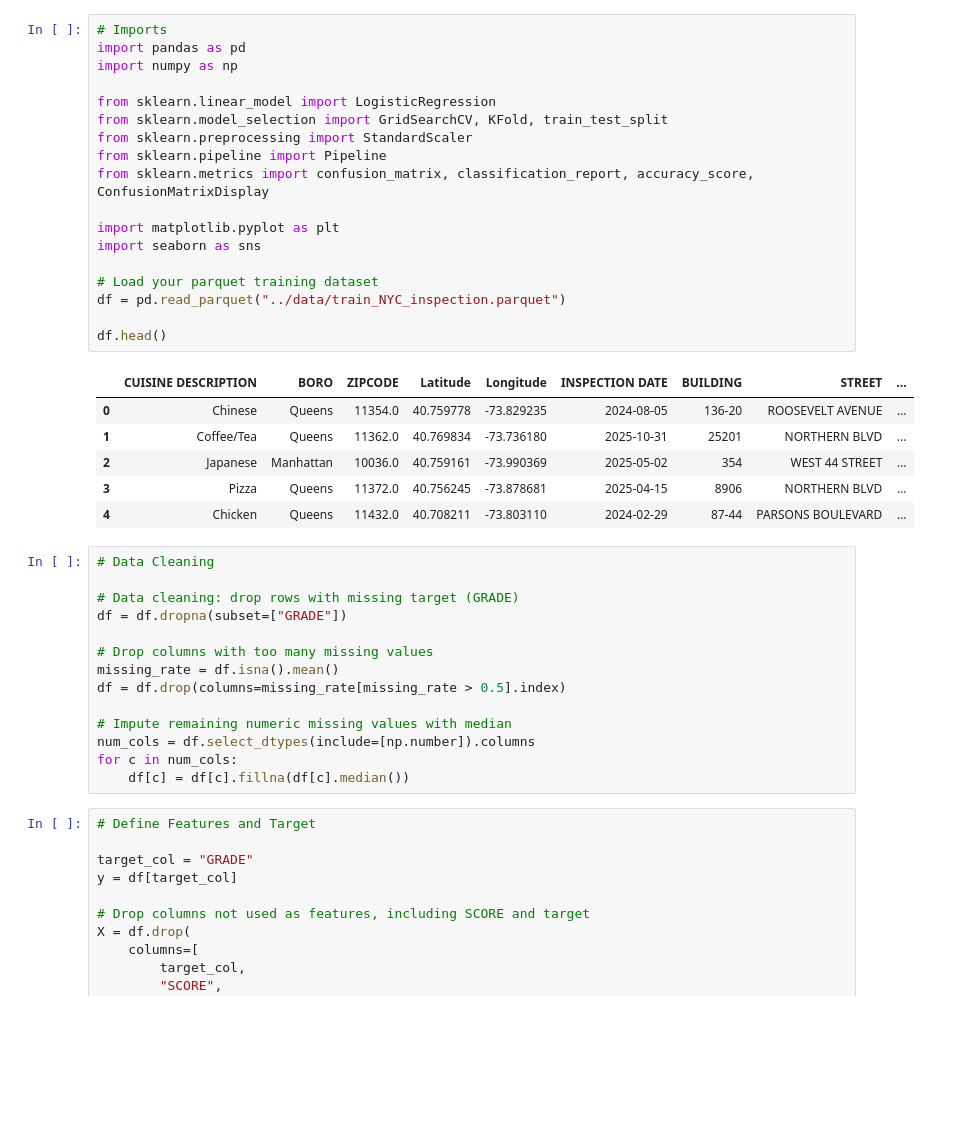
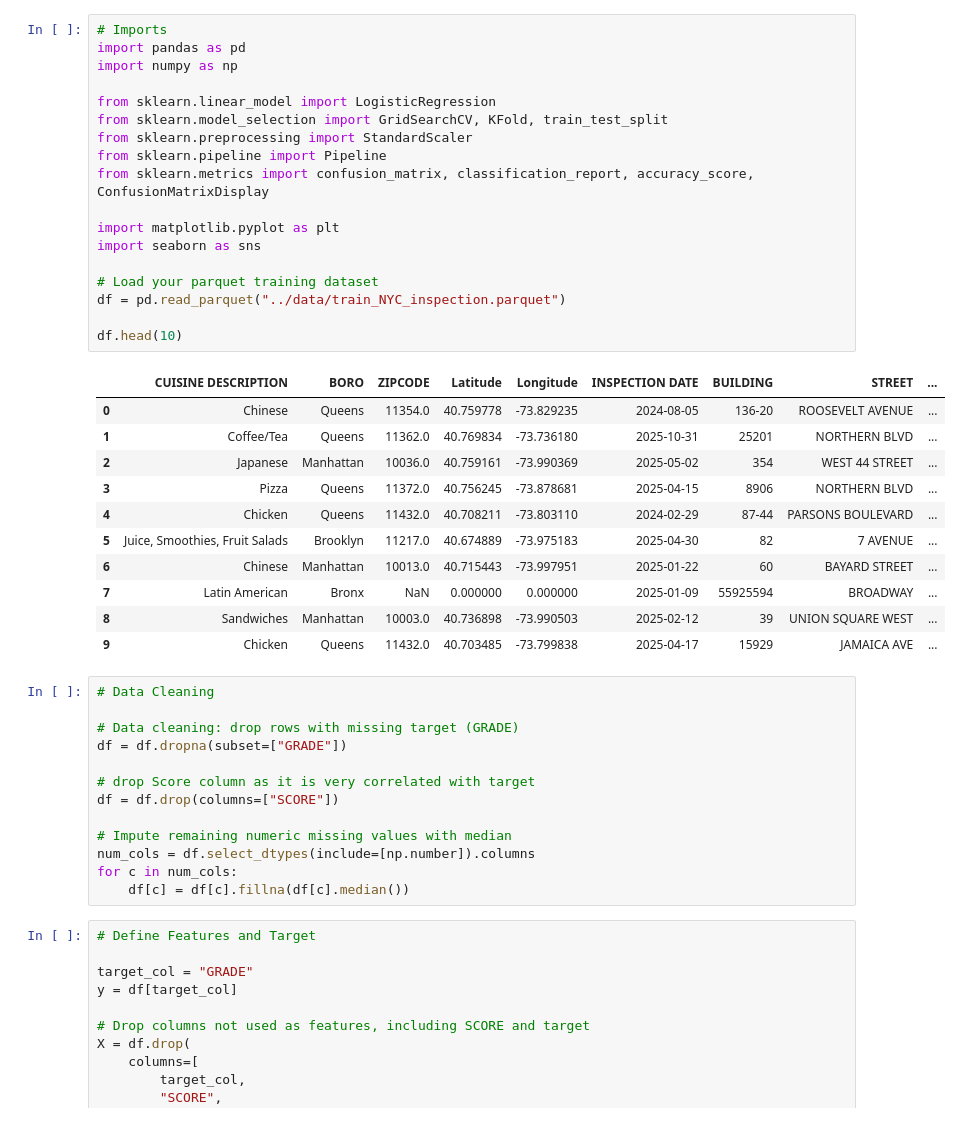
Before and after one commit to rameezrauf/ds_4022_final_project, a Jupyter notebook: notebooks/penalized_linear_model.ipynb, the cells around one changed output. Cells and saved outputs as stored; diff of their text form; blank space fills up the shorter version.

Commit message:
Fixed score issue in linear model notebook

```diff
--- a/notebooks/penalized_linear_model.ipynb
+++ b/notebooks/penalized_linear_model.ipynb
@@ -1,37 +1,41 @@
 # %%
 # Imports
 import pandas as pd
 import numpy as np
 
 from sklearn.linear_model import LogisticRegression
 from sklearn.model_selection import GridSearchCV, KFold, train_test_split
 from sklearn.preprocessing import StandardScaler
 from sklearn.pipeline import Pipeline
 from sklearn.metrics import confusion_matrix, classification_report, accuracy_score, ConfusionMatrixDisplay
 
 import matplotlib.pyplot as plt
 import seaborn as sns
 
 # Load your parquet training dataset
 df = pd.read_parquet("../data/train_NYC_inspection.parquet")
 
-df.head()
+df.head(10)
 # %% [output]
 |  | CUISINE DESCRIPTION | BORO | ZIPCODE | Latitude | Longitude | INSPECTION DATE | BUILDING | STREET | ... |
 | 0 | Chinese | Queens | 11354.0 | 40.759778 | -73.829235 | 2024-08-05 | 136-20 | ROOSEVELT AVENUE | ... |
 | 1 | Coffee/Tea | Queens | 11362.0 | 40.769834 | -73.736180 | 2025-10-31 | 25201 | NORTHERN BLVD | ... |
 | 2 | Japanese | Manhattan | 10036.0 | 40.759161 | -73.990369 | 2025-05-02 | 354 | WEST 44 STREET | ... |
 | 3 | Pizza | Queens | 11372.0 | 40.756245 | -73.878681 | 2025-04-15 | 8906 | NORTHERN BLVD | ... |
 | 4 | Chicken | Queens | 11432.0 | 40.708211 | -73.803110 | 2024-02-29 | 87-44 | PARSONS BOULEVARD | ... |
+| 5 | Juice, Smoothies, Fruit Salads | Brooklyn | 11217.0 | 40.674889 | -73.975183 | 2025-04-30 | 82 | 7 AVENUE | ... |
+| 6 | Chinese | Manhattan | 10013.0 | 40.715443 | -73.997951 | 2025-01-22 | 60 | BAYARD STREET | ... |
+| 7 | Latin American | Bronx | NaN | 0.000000 | 0.000000 | 2025-01-09 | 55925594 | BROADWAY | ... |
+| 8 | Sandwiches | Manhattan | 10003.0 | 40.736898 | -73.990503 | 2025-02-12 | 39 | UNION SQUARE WEST | ... |
+| 9 | Chicken | Queens | 11432.0 | 40.703485 | -73.799838 | 2025-04-17 | 15929 | JAMAICA AVE | ... |
 # %%
 # Data Cleaning
 
 # Data cleaning: drop rows with missing target (GRADE)
 df = df.dropna(subset=["GRADE"])
 
-# Drop columns with too many missing values
-missing_rate = df.isna().mean()
-df = df.drop(columns=missing_rate[missing_rate > 0.5].index)
+# drop Score column as it is very correlated with target
+df = df.drop(columns=["SCORE"])
 
 # Impute remaining numeric missing values with median
 num_cols = df.select_dtypes(include=[np.number]).columns
```
